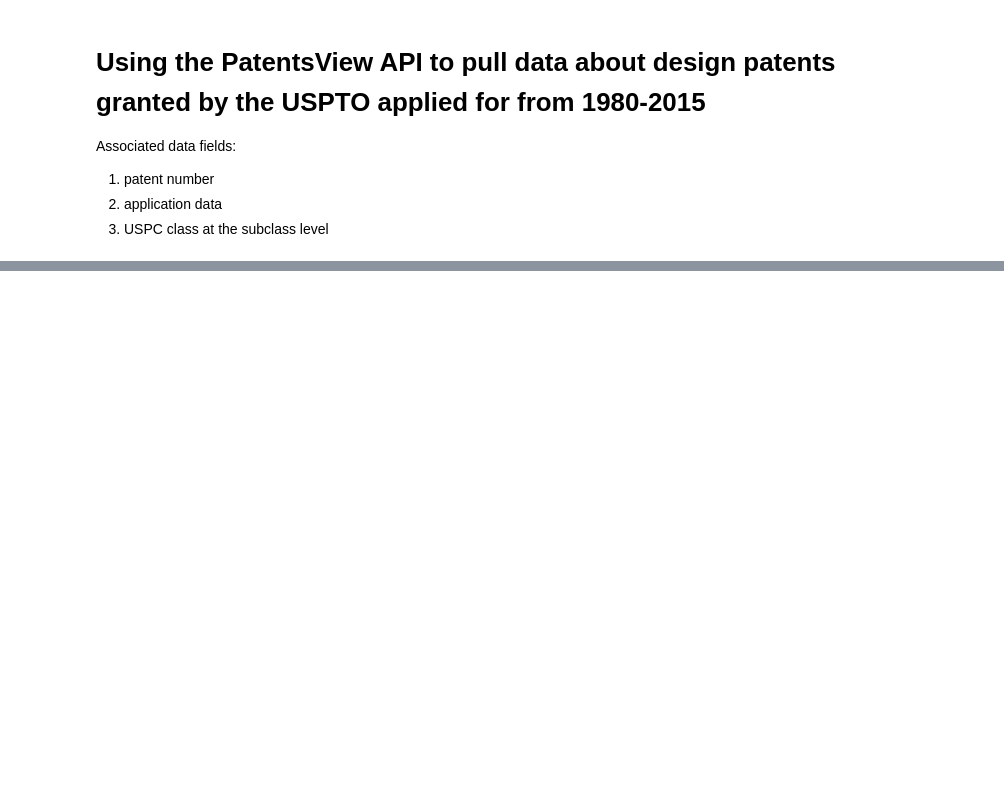
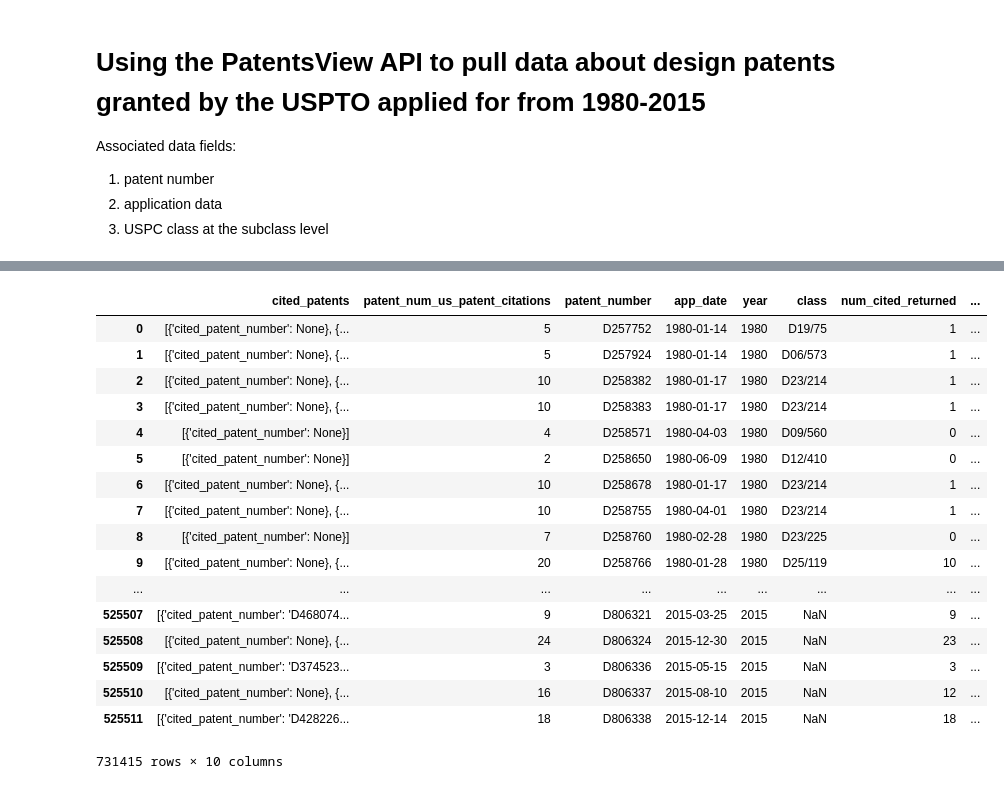
Before and after one commit to TieraLee/patents, a Jupyter notebook: dataPull.ipynb, the cells around one changed output, grey strips where cells are left out. Saved outputs shown, nothing was run; the diff lists cells and outputs as text; code cells hidden in the pictures; blank space fills up the shorter version.

```diff
--- a/dataPull.ipynb
+++ b/dataPull.ipynb
@@ -113,0 +172,25 @@ master_df.to_csv('USDesign.csv',index=False)
+# %%
+pattern = "([D0-9]\d{6})"
+# %%
+master_df['test'] = master_df['cited_patents'].astype(str).str.findall(pattern)
+# %%
+master_df
+# %% [output]
+|  | cited_patents | patent_num_us_patent_citations | patent_number | app_date | year | class | num_cited_returned | ... |
+| 0 | [{'cited_patent_number': None}, {... | 5 | D257752 | 1980-01-14 | 1980 | D19/75 | 1 | ... |
+| 1 | [{'cited_patent_number': None}, {... | 5 | D257924 | 1980-01-14 | 1980 | D06/573 | 1 | ... |
+| 2 | [{'cited_patent_number': None}, {... | 10 | D258382 | 1980-01-17 | 1980 | D23/214 | 1 | ... |
+| 3 | [{'cited_patent_number': None}, {... | 10 | D258383 | 1980-01-17 | 1980 | D23/214 | 1 | ... |
+| 4 | [{'cited_patent_number': None}] | 4 | D258571 | 1980-04-03 | 1980 | D09/560 | 0 | ... |
+| 5 | [{'cited_patent_number': None}] | 2 | D258650 | 1980-06-09 | 1980 | D12/410 | 0 | ... |
+| 6 | [{'cited_patent_number': None}, {... | 10 | D258678 | 1980-01-17 | 1980 | D23/214 | 1 | ... |
+| 7 | [{'cited_patent_number': None}, {... | 10 | D258755 | 1980-04-01 | 1980 | D23/214 | 1 | ... |
+| 8 | [{'cited_patent_number': None}] | 7 | D258760 | 1980-02-28 | 1980 | D23/225 | 0 | ... |
+| 9 | [{'cited_patent_number': None}, {... | 20 | D258766 | 1980-01-28 | 1980 | D25/119 | 10 | ... |
+| ... | ... | ... | ... | ... | ... | ... | ... | ... |
+| 525507 | [{'cited_patent_number': 'D468074... | 9 | D806321 | 2015-03-25 | 2015 | NaN | 9 | ... |
+| 525508 | [{'cited_patent_number': None}, {... | 24 | D806324 | 2015-12-30 | 2015 | NaN | 23 | ... |
+| 525509 | [{'cited_patent_number': 'D374523... | 3 | D806336 | 2015-05-15 | 2015 | NaN | 3 | ... |
+| 525510 | [{'cited_patent_number': None}, {... | 16 | D806337 | 2015-08-10 | 2015 | NaN | 12 | ... |
+| 525511 | [{'cited_patent_number': 'D428226... | 18 | D806338 | 2015-12-14 | 2015 | NaN | 18 | ... |
+731415 rows × 10 columns
```
Also changed, not shown: parts of 18 cells of this notebook.
